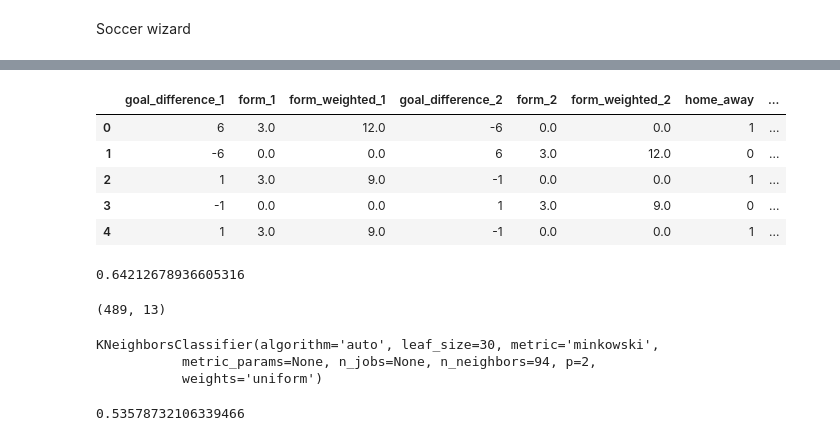
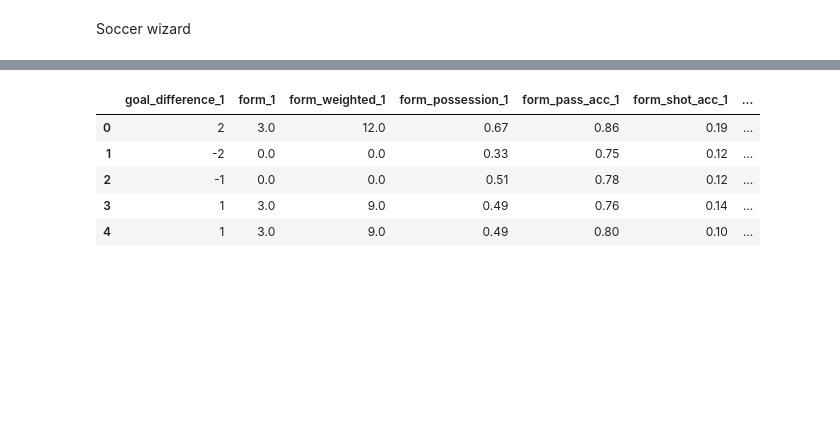
Before and after one commit to krflorian/soccer_odds, a Jupyter notebook: soccer_api.ipynb, the cells around one changed output, grey strips where cells are left out. Cells and saved outputs as stored; diff of their text form; code cells hidden in the pictures; blank space fills up the shorter version.

```diff
--- a/soccer_api.ipynb
+++ b/soccer_api.ipynb
@@ -247,73 +229,12 @@ rating_2 = pd.get_dummies(data['rating_2'], prefix = 'team_2', drop_first = True
 # %%
 data_ready = (data.join(rating_1)
                   .join(rating_2)
                   .drop(['team_1', 'team_2', 'rating_1', 'rating_2', 'round'], axis=1))
+data_ready.head()
+# %% [output]
+|  | goal_difference_1 | form_1 | form_weighted_1 | form_possession_1 | form_pass_acc_1 | form_shot_acc_1 | ... |
+| 0 | 2 | 3.0 | 12.0 | 0.67 | 0.86 | 0.19 | ... |
+| 1 | -2 | 0.0 | 0.0 | 0.33 | 0.75 | 0.12 | ... |
+| 2 | -1 | 0.0 | 0.0 | 0.51 | 0.78 | 0.12 | ... |
+| 3 | 1 | 3.0 | 9.0 | 0.49 | 0.76 | 0.14 | ... |
+| 4 | 1 | 3.0 | 9.0 | 0.49 | 0.80 | 0.10 | ... |
-# %%
-X = data_ready.drop(['target'], axis= 1)
-y = data_ready['target']
-
-## get train/test split
-X_train, X_test, y_train, y_test = train_test_split(X, y, random_state=1 , test_size=0.2)
-X.head()
-# %% [output]
-|  | goal_difference_1 | form_1 | form_weighted_1 | goal_difference_2 | form_2 | form_weighted_2 | home_away | ... |
-| 0 | 6 | 3.0 | 12.0 | -6 | 0.0 | 0.0 | 1 | ... |
-| 1 | -6 | 0.0 | 0.0 | 6 | 3.0 | 12.0 | 0 | ... |
-| 2 | 1 | 3.0 | 9.0 | -1 | 0.0 | 0.0 | 1 | ... |
-| 3 | -1 | 0.0 | 0.0 | 1 | 3.0 | 9.0 | 0 | ... |
-| 4 | 1 | 3.0 | 9.0 | -1 | 0.0 | 0.0 | 1 | ... |
-# %%
-# logistic regression
-mdl_ridge = LogisticRegression(penalty='l2', solver='liblinear', max_iter=100, multi_class = 'auto') # Ridge
-
-# folds
-kfold = KFold(n_splits=5, shuffle = True, random_state = 1)
-
-# gridsearch cv
-param_grid = [{
-    'C': [1000, 100, 10, 1, 0.1, 0.01, 0.001, 0.0001]
-}]
-
-search = GridSearchCV(mdl_ridge, param_grid, cv=kfold,
-                      scoring = 'accuracy',
-                      return_train_score=True)
-search.fit(X_train, y_train)
-mdl_ridge = search.best_estimator_
-search.best_score_
-# %% [output]
-0.64212678936605316
-# %%
-X_train.columns
-X_train.shape
-# %% [output]
-(489, 13)
-# %%
-# k-Neighbors
-mdl_knn = KNeighborsClassifier()
-
-# get features
-#knn_features = ['goal_difference_1', 'goal_difference_2', 'home_away', 'form_1', 'form_2',
-#                'team_1_B', 'team_1_C', 'team_1_D', 'team_2_B', 'team_2_C', 'team_2_D']
-
-# folds
-kfold = KFold(n_splits=5, shuffle = True, random_state = 1)
-
-# gridsearch cv
-param_grid = [{
-    'n_neighbors': [i for i in range(1,100)]
-}]
-
-search = GridSearchCV(mdl_knn, param_grid, cv=kfold,
-                      scoring = 'accuracy',
-                      return_train_score=True)
-
-search.fit(X_train, y_train)
-mdl_knn = search.best_estimator_
-
-print(mdl_knn)
-search.best_score_
-# %% [output]
-KNeighborsClassifier(algorithm='auto', leaf_size=30, metric='minkowski',
-           metric_params=None, n_jobs=None, n_neighbors=94, p=2,
-           weights='uniform')
-0.53578732106339466
```
Also changed, not shown: parts of 31 cells of this notebook, 5 other files.
